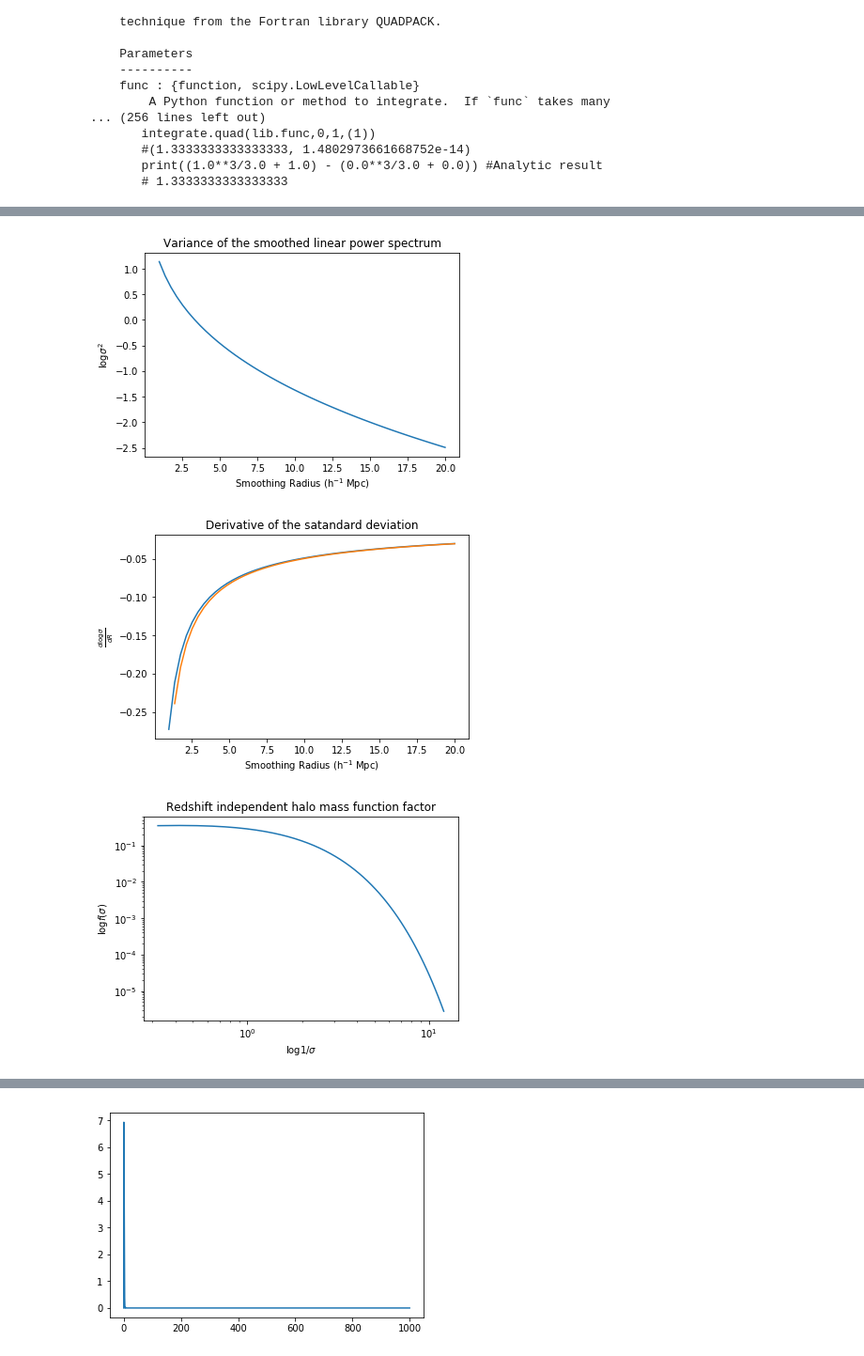
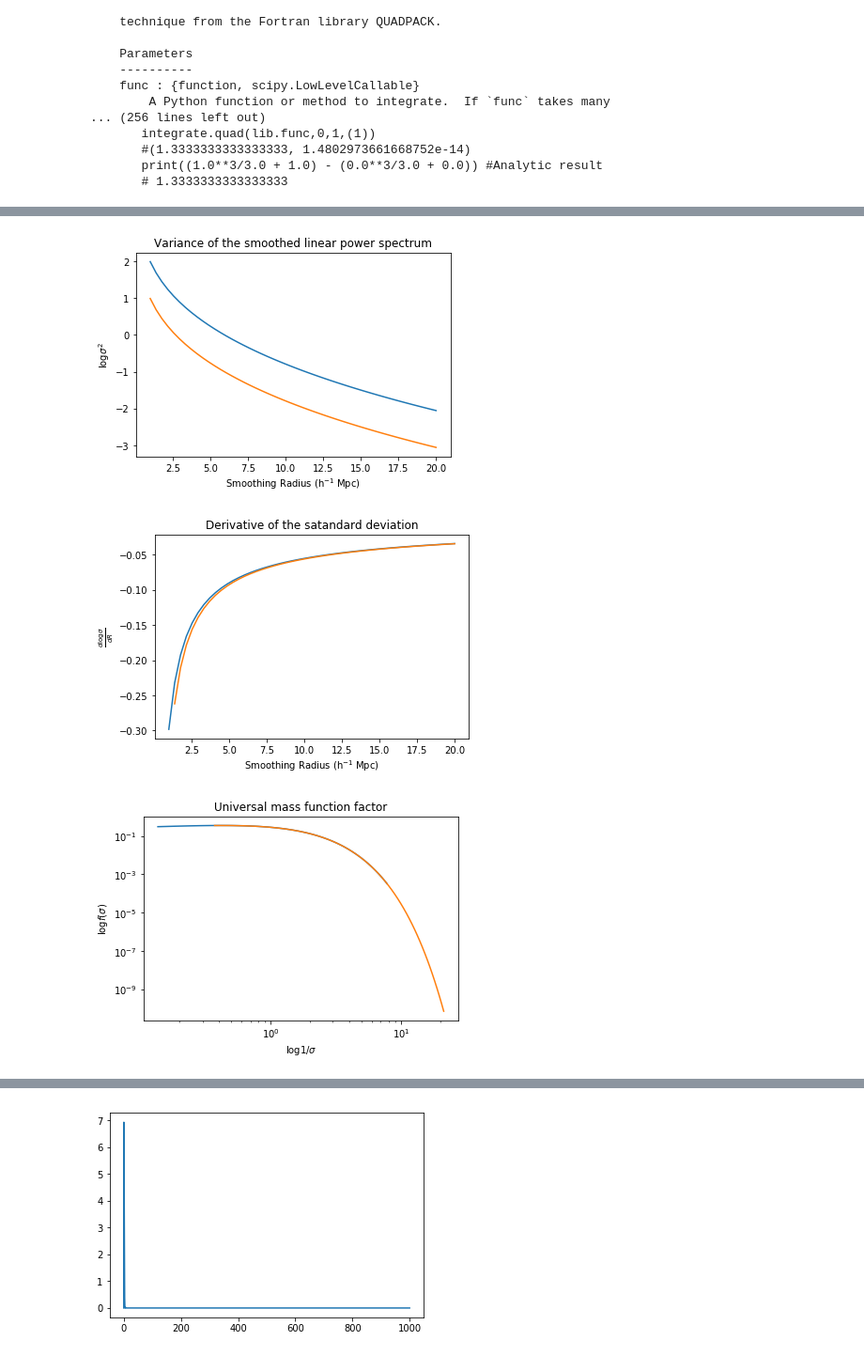
Before and after one commit to SunilSimha/MgIIabs, a Jupyter notebook: docs/Smoothed PS variance.ipynb, the cells around one changed output, grey strips where cells are left out. Shown at 94% size. Drawn from its saved outputs; the diff is of its cells as text; code cells hidden in the pictures.

```diff
--- a/docs/Smoothed PS variance.ipynb
+++ b/docs/Smoothed PS variance.ipynb
@@ -56,15 +73,16 @@ variance(8)
 # %%
 rad = np.linspace(1,20)/const.cosmo['h']
-variance = np.asarray([hmf.psvariance(radius)[0] for radius in rad])
-
-plt.plot(rad*const.cosmo['h'],np.log(variance))
+variance = np.asarray([hmf.psvariance(radius) for radius in rad])
+variance2 = np.asarray([hmf.psvariance(radius,growthf=gf.growfunc_z(1)) for radius in rad])
+plt.plot(rad*const.cosmo['h'],np.log(variance),rad*const.cosmo['h'],np.log(variance2))
 plt.xlabel('Smoothing Radius (h$^{-1}$ Mpc)')
 plt.ylabel('log$\sigma^2$')
 plt.title('Variance of the smoothed linear power spectrum')
 plt.show()
 # %% [output]
-[figure, old version]
+[figure, new version]
 # %%
+gfunc = gf.growfunc_z(2)
 dlogvardR = np.asarray([hmf.dlogsigma_dr(radius) for radius in rad])
 another = 0.5*np.diff(np.log(variance))/np.diff(rad)
 plt.plot(rad*const.cosmo['h'],dlogvardR,rad[1:]*const.cosmo['h'],another)
@@ -73,17 +91,19 @@ plt.ylabel(r'$\frac{d\log\sigma}{dR}$')
 plt.title('Derivative of the satandard deviation')
 plt.show()
 # %% [output]
-[figure, old version]
+[figure, new version]
 # %%
 x = 1/variance
 y = hmf.f_of_sigma(np.sqrt(variance))
-plt.loglog(x,y)
+x2 = 1/variance2
+y2 = hmf.f_of_sigma(np.sqrt(variance2))
+plt.loglog(x,y,x2,y2)
 plt.xlabel('log$1/\sigma$')
 plt.ylabel(r'log$f(\sigma)$')
-plt.title('Redshift independent halo mass function factor')
+plt.title('Universal mass function factor')
 plt.show()
 # %% [output]
-[figure, old version]
+[figure, new version]
 # %%
 import time
 import cProfile
```
Also changed, not shown: parts of 12 cells of this notebook, 2 other files.
